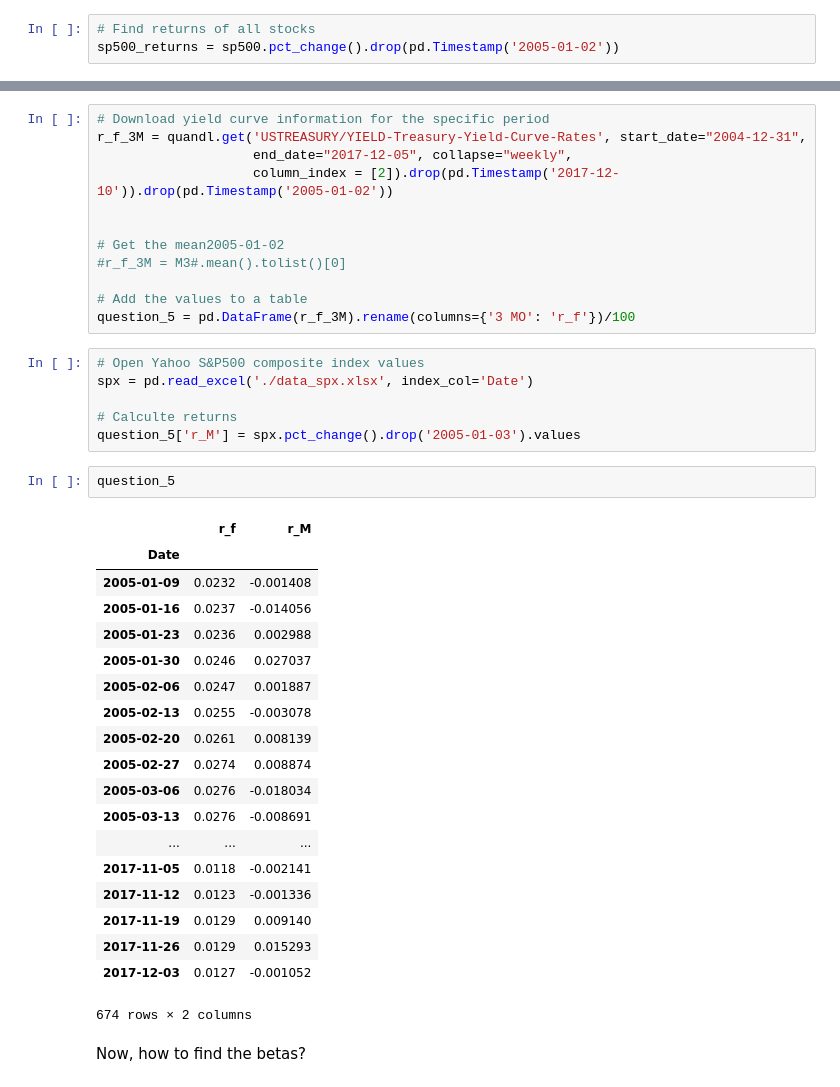
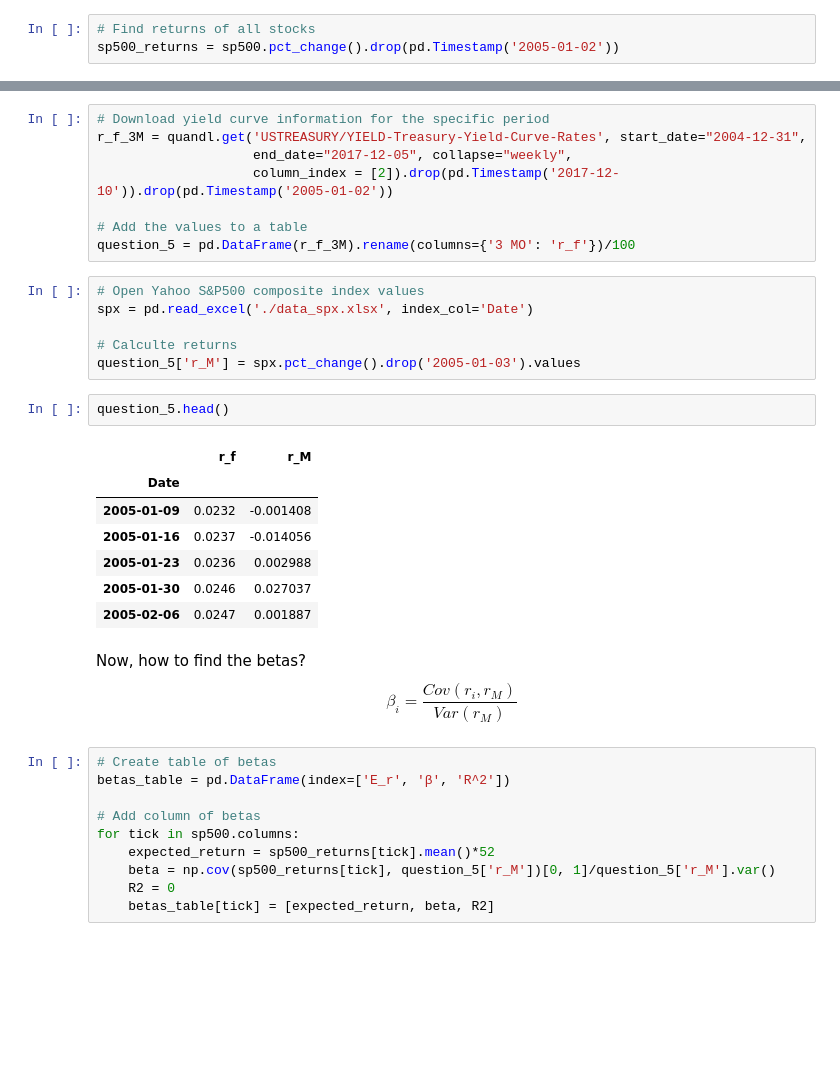
Before and after one commit to boturon/NovaSBE_Courses, a Jupyter notebook: finance/case_2/deliverable.ipynb, the cells around one changed output, grey strips where cells are left out. Cells and saved outputs as stored; diff of their text form; blank space fills up the shorter version.

Commit message:
Stop question 5

```diff
--- a/finance/case_2/deliverable.ipynb
+++ b/finance/case_2/deliverable.ipynb
@@ -473,10 +481,6 @@ r_f_3M = quandl.get('USTREASURY/YIELD-Treasury-Yield-Curve-Rates', start_date="2
                     end_date="2017-12-05", collapse="weekly",
                     column_index = [2]).drop(pd.Timestamp('2017-12-10')).drop(pd.Timestamp('2005-01-02'))
 
-
-# Get the mean2005-01-02
-#r_f_3M = M3#.mean().tolist()[0]
-
 # Add the values to a table
 question_5 = pd.DataFrame(r_f_3M).rename(columns={'3 MO': 'r_f'})/100
 # %%
@@ -486,26 +490,25 @@ spx = pd.read_excel('./data_spx.xlsx', index_col='Date')
 # Calculte returns
 question_5['r_M'] = spx.pct_change().drop('2005-01-03').values
 # %%
-question_5
+question_5.head()
 # %% [output]
 |  | r_f | r_M |
 | Date |  |  |
 | 2005-01-09 | 0.0232 | -0.001408 |
 | 2005-01-16 | 0.0237 | -0.014056 |
 | 2005-01-23 | 0.0236 | 0.002988 |
 | 2005-01-30 | 0.0246 | 0.027037 |
 | 2005-02-06 | 0.0247 | 0.001887 |
-| 2005-02-13 | 0.0255 | -0.003078 |
-| 2005-02-20 | 0.0261 | 0.008139 |
-| 2005-02-27 | 0.0274 | 0.008874 |
-| 2005-03-06 | 0.0276 | -0.018034 |
-| 2005-03-13 | 0.0276 | -0.008691 |
-| ... | ... | ... |
-| 2017-11-05 | 0.0118 | -0.002141 |
-| 2017-11-12 | 0.0123 | -0.001336 |
-| 2017-11-19 | 0.0129 | 0.009140 |
-| 2017-11-26 | 0.0129 | 0.015293 |
-| 2017-12-03 | 0.0127 | -0.001052 |
-674 rows × 2 columns
 # %% [markdown]
 Now, how to find the betas?
+$$ \beta_i = \frac{Cov(r_i,r_M)}{Var(r_M)} $$
+# %%
+# Create table of betas
+betas_table = pd.DataFrame(index=['E_r', 'β', 'R^2'])
+
+# Add column of betas
+for tick in sp500.columns:
+    expected_return = sp500_returns[tick].mean()*52
+    beta = np.cov(sp500_returns[tick], question_5['r_M'])[0, 1]/question_5['r_M'].var()
+    R2 = 0
+    betas_table[tick] = [expected_return, beta, R2]
```
Also changed, not shown: parts of 4 cells of this notebook.
